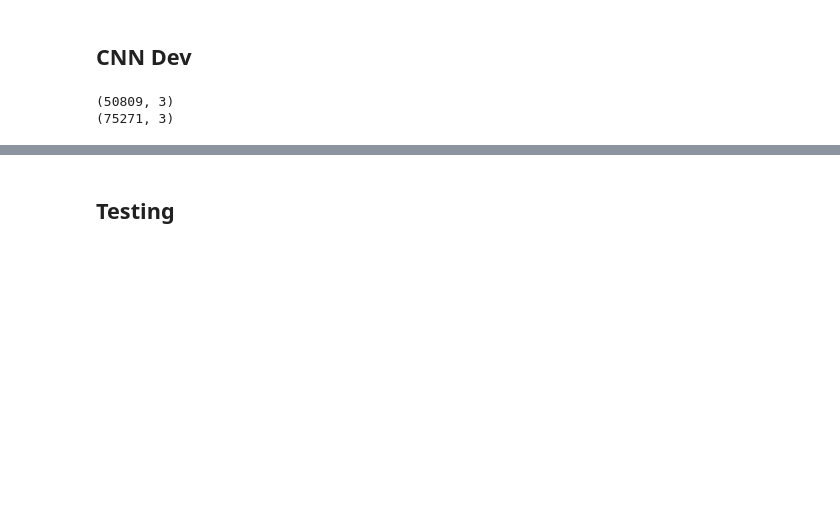
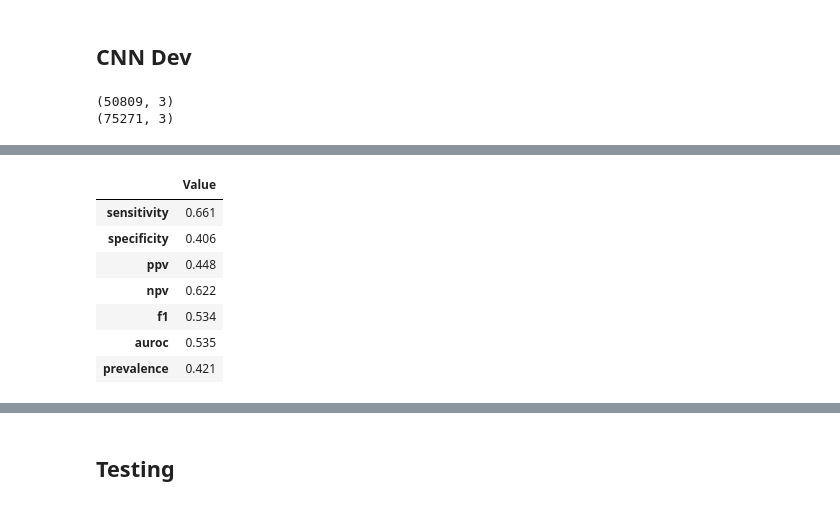
Before and after one commit to sudarshan85/imminent-adm-mimic, a Jupyter notebook: cnn/cnn_classifier.ipynb, the cells around one changed output, grey strips where cells are left out. Cells and saved outputs as stored; diff of their text form; code cells hidden in the pictures; blank space fills up the shorter version.

```diff
--- a/cnn/cnn_classifier.ipynb
+++ b/cnn/cnn_classifier.ipynb
@@ -197,0 +218,4 @@ metrics
+# %%
+df = set_group_all_splits(ps_df.copy(), 'hadm_id', val_pct=0.1, test_pct=0.1, seed=seed)
+dc = DataContainer(df, 'prolonged_stay_label', NoteDataset, args.workdir, bs=args.batch_size, with_test=True, min_freq=args.min_freq, create_vec=True, weighted_sampling=True)
+itr = iter(dc.train_dl)
@@ -198,3 +294,37 @@ metrics
+# %%
+args.imminent_threshold = 0.33
+pred = (prob > args.imminent_threshold).astype(np.int64)
+cm = confusion_matrix(targ, pred)
+tn,fp,fn,tp = cm[0][0],cm[0][1],cm[1][0],cm[1][1]
+prevalence = (fn+tp)/(tn+fp+fn+tp)
+sensitivity = tp/(tp+fn)
+specificity = tn/(tn+fp)
+ppv = tp/(tp+fp)
+npv = tn/(tn+fn)
+f1 = (2*ppv*sensitivity)/(ppv+sensitivity)
+auroc = roc_auc_score(targ, prob)
+
+d = {
+  'sensitivity': np.round(sensitivity, 3),
+  'specificity': np.round(specificity, 3),
+  'ppv': np.round(ppv, 3),
+  'npv': np.round(npv, 3),
+  'f1': np.round(f1, 3),
+  'auroc': np.round(auroc, 3),
+  'prevalence': np.round(prevalence, 3),
+}
+
+metrics = pd.DataFrame(d.values(), index=d.keys(), columns=['Value'])
+metrics
+# %% [output]
+|  | Value |
+| sensitivity | 0.661 |
+| specificity | 0.406 |
+| ppv | 0.448 |
+| npv | 0.622 |
+| f1 | 0.534 |
+| auroc | 0.535 |
+| prevalence | 0.421 |
 # %%
 fig, ax = plt.subplots(figsize=(10, 8))
 plot_confusion_matrix(ax, cm, classes=['Delayed', 'Imminent'], normalize=False, title='Confusion matrix')
```
Also changed, not shown: parts of 14 cells of this notebook, 2 other files.
